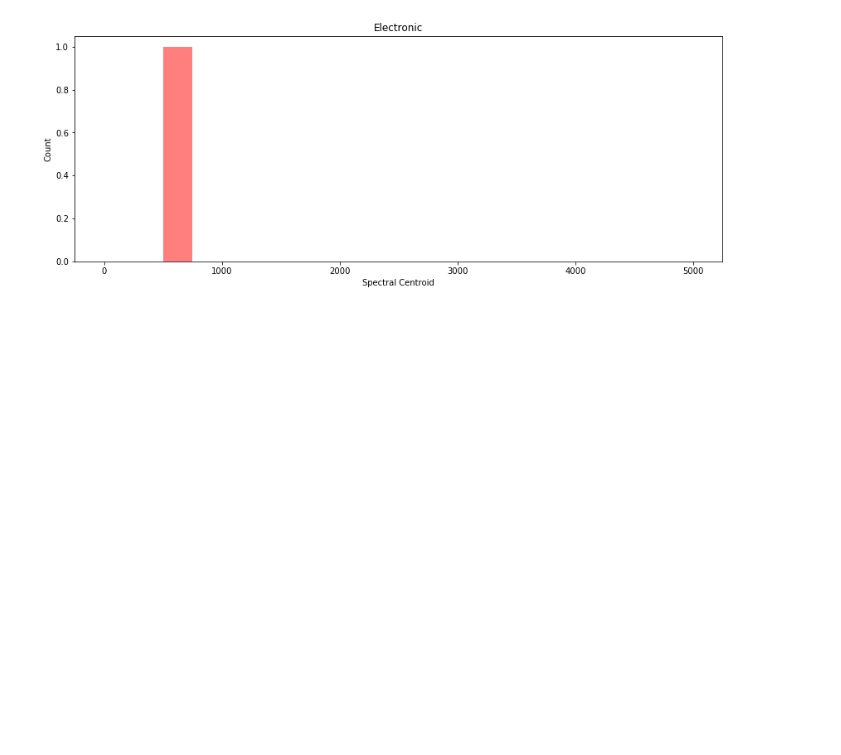
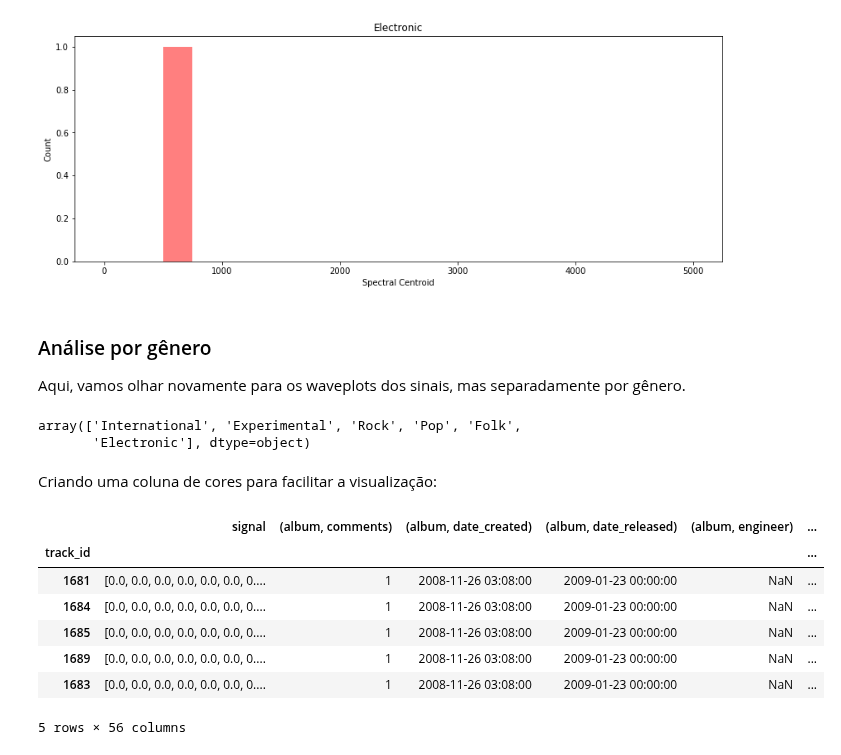
Before and after one commit to fccoelho/curso-IRI, a Jupyter notebook: RIM/corpus/analysis.ipynb, the cells around one changed output. Drawn from its saved outputs; the diff is of its cells as text; code cells hidden in the pictures; blank space fills up the shorter version.

```diff
--- a/RIM/corpus/analysis.ipynb
+++ b/RIM/corpus/analysis.ipynb
@@ -166,3 +171,29 @@ for genre in df_complete[('track', 'genre_top')].unique():
 [figure]
 [figure]
 [figure]
+# %% [markdown]
+### Análise por gênero
+Aqui, vamos olhar novamente para os waveplots dos sinais, mas separadamente por gênero.
+# %%
+df_complete[('track', 'genre_top')].unique()
+# %% [output]
+array(['International', 'Experimental', 'Rock', 'Pop', 'Folk',
+       'Electronic'], dtype=object)
+# %% [markdown]
+Criando uma coluna de cores para facilitar a visualização:
+# %%
+dict_genre_color = {'International':'blue', 'Experimental':'green', 'Rock':'red',
+                    'Pop':'pink', 'Folk':'orange', 'Electronic':'purple'}
+
+df_complete['color'] = df_complete[('track', 'genre_top')].map(dict_genre_color)
+df_complete = df_complete.sort_values('color')
+df_complete.head()
+# %% [output]
+|  | signal | (album, comments) | (album, date_created) | (album, date_released) | (album, engineer) | ... |
+| track_id |  |  |  |  |  | ... |
+| 1681 | [0.0, 0.0, 0.0, 0.0, 0.0, 0.0, 0.... | 1 | 2008-11-26 03:08:00 | 2009-01-23 00:00:00 | NaN | ... |
+| 1684 | [0.0, 0.0, 0.0, 0.0, 0.0, 0.0, 0.... | 1 | 2008-11-26 03:08:00 | 2009-01-23 00:00:00 | NaN | ... |
+| 1685 | [0.0, 0.0, 0.0, 0.0, 0.0, 0.0, 0.... | 1 | 2008-11-26 03:08:00 | 2009-01-23 00:00:00 | NaN | ... |
+| 1689 | [0.0, 0.0, 0.0, 0.0, 0.0, 0.0, 0.... | 1 | 2008-11-26 03:08:00 | 2009-01-23 00:00:00 | NaN | ... |
+| 1683 | [0.0, 0.0, 0.0, 0.0, 0.0, 0.0, 0.... | 1 | 2008-11-26 03:08:00 | 2009-01-23 00:00:00 | NaN | ... |
+5 rows × 56 columns
```
Also changed, not shown: parts of 5 cells of this notebook.
